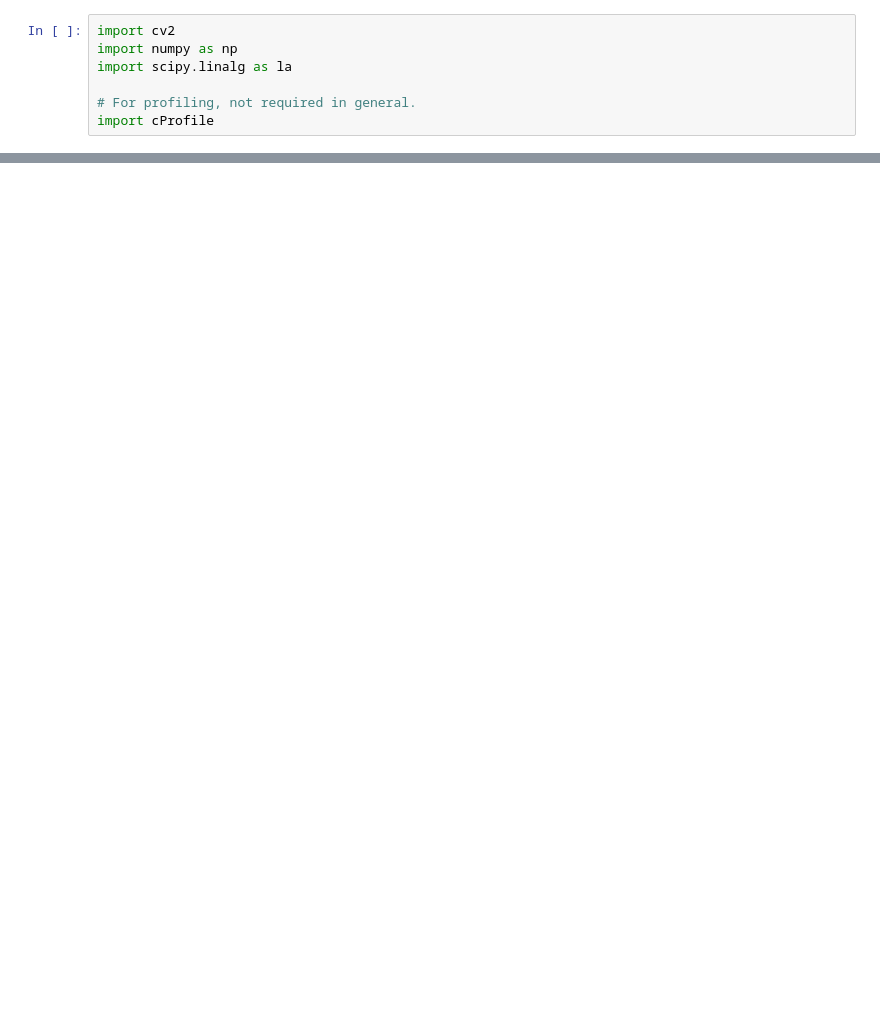
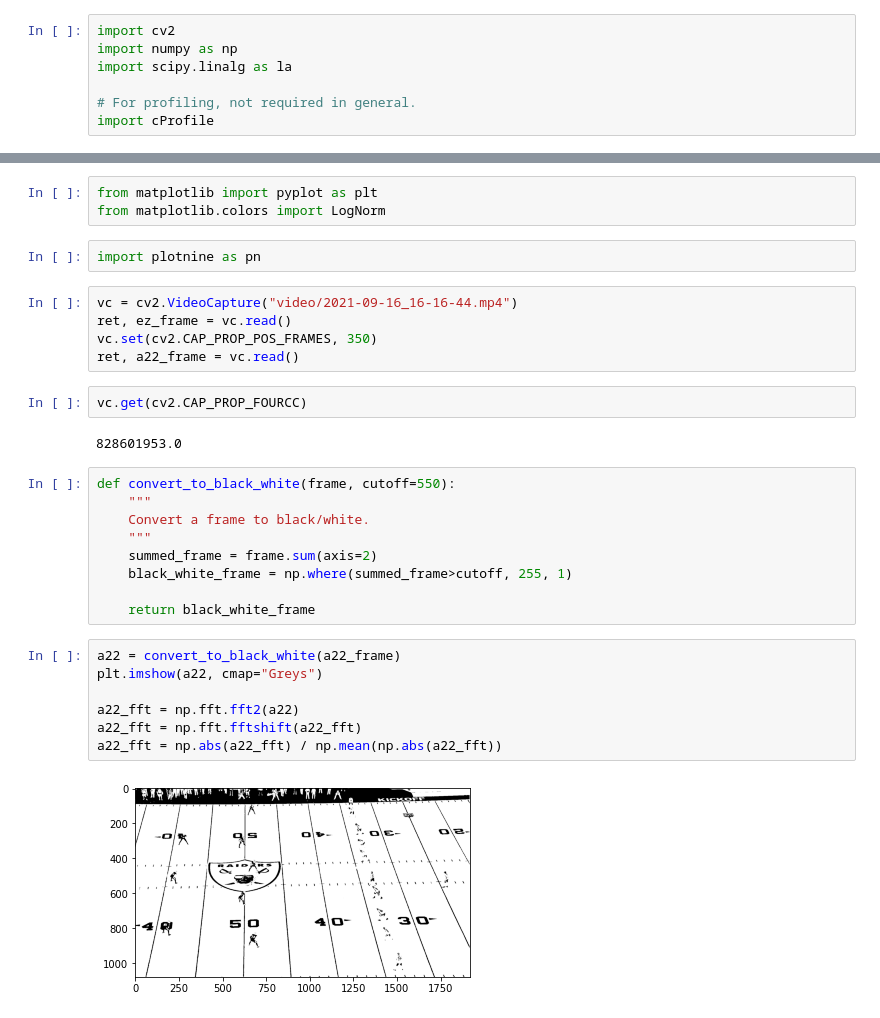
Before and after one commit to play4honor/Cut-Detection, a Jupyter notebook: video_handling_test.ipynb, the cells around one changed output, grey strips where cells are left out. Drawn from its saved outputs; the diff is of its cells as text; blank space fills up the shorter version.

```diff
--- a/video_handling_test.ipynb
+++ b/video_handling_test.ipynb
@@ -60,0 +8,32 @@ cProfile.run('find_cuts("video/2021-09-16_16-16-44.mp4", stride=50)')
+# %%
+from matplotlib import pyplot as plt
+from matplotlib.colors import LogNorm
+# %%
+import plotnine as pn
+# %%
+vc = cv2.VideoCapture("video/2021-09-16_16-16-44.mp4")
+ret, ez_frame = vc.read()
+vc.set(cv2.CAP_PROP_POS_FRAMES, 350)
+ret, a22_frame = vc.read()
+# %%
+vc.get(cv2.CAP_PROP_FOURCC)
+# %% [output]
+828601953.0
+# %%
+def convert_to_black_white(frame, cutoff=550):
+    """
+    Convert a frame to black/white.
+    """
+    summed_frame = frame.sum(axis=2)
+    black_white_frame = np.where(summed_frame>cutoff, 255, 1)
+
+    return black_white_frame
+# %%
+a22 = convert_to_black_white(a22_frame)
+plt.imshow(a22, cmap="Greys")
+
+a22_fft = np.fft.fft2(a22)
+a22_fft = np.fft.fftshift(a22_fft)
+a22_fft = np.abs(a22_fft) / np.mean(np.abs(a22_fft))
+# %% [output]
+[figure, added]
```
Also changed, not shown: parts of 12 cells of this notebook, 2 other files.
